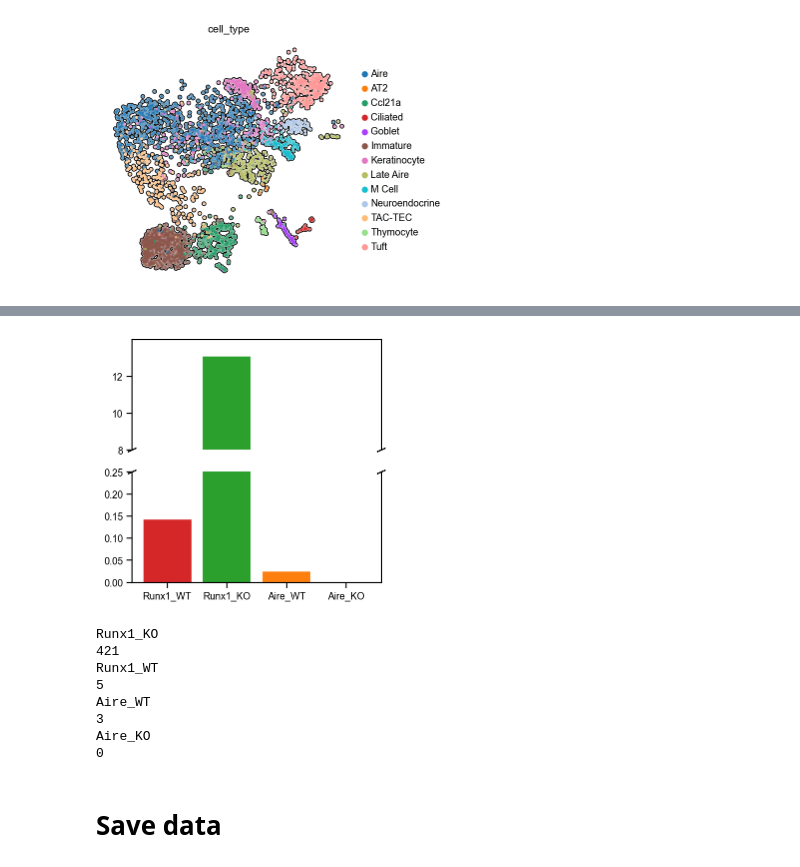
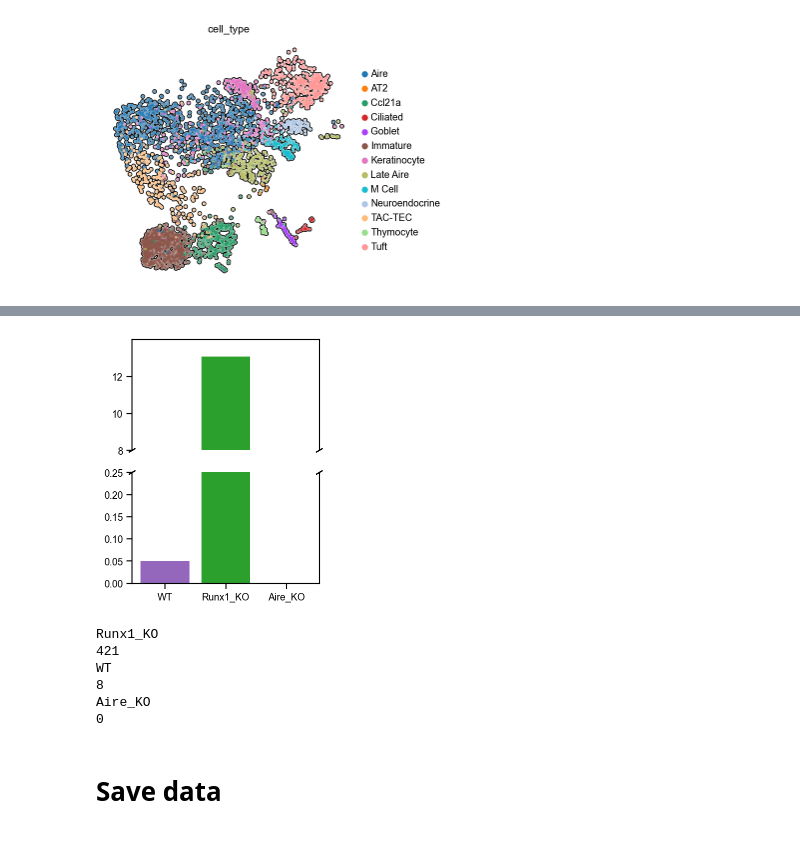
Before and after one commit to j-germino/Runx1-integration, a Jupyter notebook: code/integration.ipynb, the cells around one changed output, grey strips where cells are left out. Drawn from its saved outputs; the diff is of its cells as text; code cells hidden in the pictures.

```diff
--- a/code/integration.ipynb
+++ b/code/integration.ipynb
@@ -372,12 +370,13 @@ WARNING: saving figure to file ../analysis/umap_Runx1_WT_cell_types.pdf
 [figure]
 # %%
 abundance_data = pd.DataFrame()
-for genotype in adata.obs.genotype.unique():
-    genotype_data = adata[adata.obs.genotype == genotype]
+for genotype in adata.obs.genotype_merged.unique():
+    genotype_data = adata[adata.obs.genotype_merged == genotype]
     cell_type_abundances = genotype_data.obs.cell_type.value_counts()
-    cell_type_abundances = cell_type_abundances/genotype_data.shape[0]*100
+    frequencies = cell_type_abundances/genotype_data.shape[0]*100
     cell_type_abundances = pd.DataFrame(cell_type_abundances)
-    cell_type_abundances = cell_type_abundances.reset_index()
-    cell_type_abundances.columns = ["cell_type", "abundance"]
-    cell_type_abundances["genotype"] = genotype
+    cell_type_abundances.columns = ["count"]
+    cell_type_abundances["genotype_merged"] = genotype
+    cell_type_abundances["abundance"] = frequencies
+    cell_type_abundances = cell_type_abundances.reset_index(names="cell_type")
     abundance_data = pd.concat([abundance_data, cell_type_abundances], ignore_index=True)
@@ -384,52 +405,50 @@ for genotype in adata.obs.genotype.unique():
 # %%
 abundance_data = abundance_data[abundance_data.cell_type == "AT2"]
-abundance_data = pd.concat([abundance_data, pd.DataFrame(["AT2", 0, "Aire_KO"], index=["cell_type", "abundance", "genotype"]).T])
-abundance_data.genotype = abundance_data.genotype.astype("category")
+abundance_data = pd.concat([abundance_data, pd.DataFrame(["AT2", 0, "Aire_KO"], index=["cell_type", "abundance", "genotype_merged"]).T])
+abundance_data.genotype_merged = abundance_data.genotype_merged.astype("category")
 # %%
-abundance_data.genotype = abundance_data.genotype.cat.reorder_categories(["Runx1_WT", "Runx1_KO", "Aire_WT", "Aire_KO"])
+abundance_data.genotype_merged = abundance_data.genotype_merged.cat.reorder_categories(["WT", "Runx1_KO", "Aire_KO"])
 # %%
-abundance_data = abundance_data.sort_values(by="genotype")
+abundance_data = abundance_data.sort_values(by="genotype_merged")
 # %%
-fig, (ax1,ax2) = plt.subplots(2,1,sharex=True, figsize=(4,4))
+fig, (ax1,ax2) = plt.subplots(2,1,sharex=True, figsize=(3,4))
 ax1.spines['bottom'].set_visible(False)
 ax1.tick_params(axis='x',which='both',bottom=False)
 ax2.spines['top'].set_visible(False)
 
 bs = 500
 ts = 1000
 
 ax2.set_ylim(0,0.25)
 ax1.set_ylim(8,14)
 ax1.set_yticks(np.arange(8,14,2))
 
-bars1 = ax1.bar(abundance_data.genotype, abundance_data.abundance, color=["tab:red", "tab:green", "tab:orange", "tab:blue"])
-bars2 = ax2.bar(abundance_data.genotype, abundance_data.abundance, color=["tab:red", "tab:green", "tab:orange", "tab:blue"])
+bars1 = ax1.bar(abundance_data.genotype_merged, abundance_data.abundance, color=["tab:purple", "tab:green", "tab:blue"])
+bars2 = ax2.bar(abundance_data.genotype_merged, abundance_data.abundance, color=["tab:purple", "tab:green", "tab:blue"])
 
 for tick in ax2.get_xticklabels():
     tick.set_rotation(0)
 d = .015
 kwargs = dict(transform=ax1.transAxes, color='k', clip_on=False)
 ax1.plot((-d, +d), (-d, +d), **kwargs)
 ax1.plot((1 - d, 1 + d), (-d, +d), **kwargs)
 kwargs.update(transform=ax2.transAxes)
 ax2.plot((-d, +d), (1 - d, 1 + d), **kwargs)
 ax2.plot((1 - d, 1 + d), (1 - d, 1 + d), **kwargs)
 
 plt.savefig("../analysis/AT2_abundance.pdf")
 plt.show()
 # %% [output]
-[figure, old version]
+[figure, new version]
 # %%
-for genotype in adata.obs.genotype.unique():
+for genotype in adata.obs.genotype_merged.unique():
     print(genotype)
-    print(adata[(adata.obs.genotype == genotype) & (adata.obs.cell_type == "AT2")].shape[0])
+    print(adata[(adata.obs.genotype_merged == genotype) & (adata.obs.cell_type == "AT2")].shape[0])
 # %% [output]
 Runx1_KO
 421
-Runx1_WT
-5
-Aire_WT
-3
+WT
+8
 Aire_KO
 0
 # %% [markdown]
```
Also changed, not shown: parts of 6 cells of this notebook, 8 other files.
